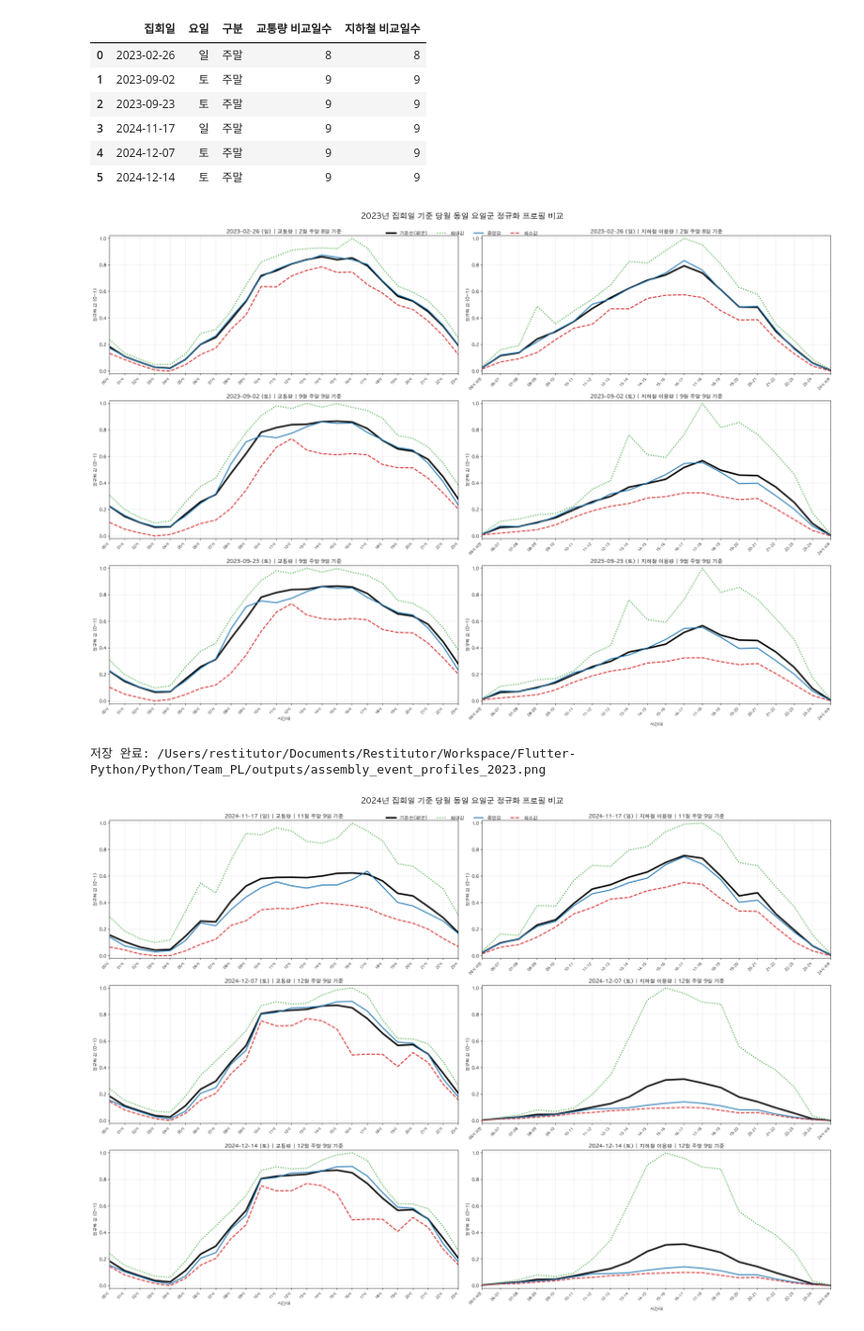
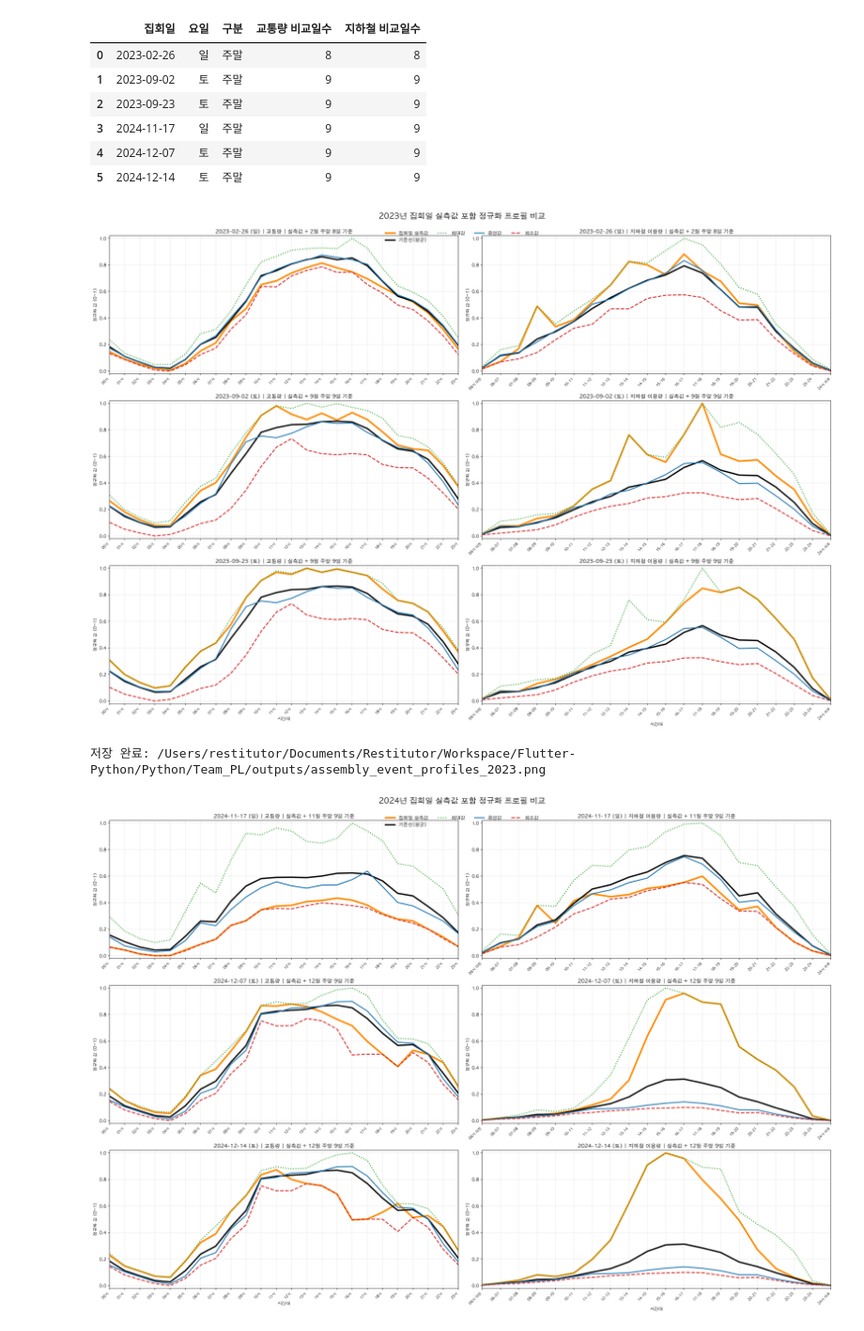
Before and after one commit to CubeMaterial/Yeouido_Parking_Note, a Jupyter notebook: Note/analystics_assembly.ipynb, the cells around one changed output. Shown at 94% size. Saved outputs shown, nothing was run; the diff lists cells and outputs as text; code cells hidden in the pictures.

```diff
--- a/Note/analystics_assembly.ipynb
+++ b/Note/analystics_assembly.ipynb
@@ -135,13 +135,20 @@ def normalize_panel_stats(stats_df):
     return (numeric_stats_df - min_value) / (max_value - min_value)
 
 
-def build_monthly_stats(daily_df, hour_cols):
-    stat_order = ['기준선(평균)', '최대값', '중앙값', '최소값']
+def build_monthly_stats(daily_df, hour_cols, event_date):
+    stat_order = ['집회일 실측값', '기준선(평균)', '최대값', '중앙값', '최소값']
     if daily_df.empty:
         empty_df = pd.DataFrame(index=stat_order, columns=hour_cols, dtype=float)
         return empty_df.fillna(0.0)
 
+    event_mask = daily_df['일자'].dt.normalize() == pd.Timestamp(event_date).normalize()
+    if event_mask.any():
+        event_profile = daily_df.loc[event_mask, hour_cols].iloc[0].astype(float)
+    else:
+        event_profile = pd.Series(index=hour_cols, dtype=float)
+
     stats_df = pd.DataFrame({
+        '집회일 실측값': event_profile,
         '기준선(평균)': daily_df[hour_cols].mean(),
         '최대값': daily_df[hour_cols].max(),
         '중앙값': daily_df[hour_cols].median(),
@@ -180,7 +187,8 @@ display(comparison_summary_df)
 | 5 | 2024-12-14 | 토 | 주말 | 9 | 9 |
 # %%
 style_map = {
-    '기준선(평균)': {'color': 'black', 'linewidth': 3.6, 'linestyle': '-'},
+    '집회일 실측값': {'color': '#ff8c00', 'linewidth': 3.8, 'linestyle': '-'},
+    '기준선(평균)': {'color': 'black', 'linewidth': 3.2, 'linestyle': '-'},
     '최대값': {'color': '#2ca02c', 'linewidth': 2.2, 'linestyle': ':'},
     '중앙값': {'color': '#1f77b4', 'linewidth': 2.2, 'linestyle': '-'},
     '최소값': {'color': '#d62728', 'linewidth': 2.2, 'linestyle': '--'},
@@ -212,7 +220,7 @@ def plot_event_panels(year, year_events):
         for col_idx, (metric_name, data_bundle) in enumerate(panel_specs):
             daily_df, hour_cols, tick_labels = data_bundle
             subset = daily_df[(daily_df['월'] == event.월) & (daily_df['구분'] == event.구분)].copy()
-            stats_df = build_monthly_stats(subset, hour_cols)
+            stats_df = build_monthly_stats(subset, hour_cols, event.집회일)
 
             ax = axes[row_idx, col_idx]
             for stat_name, style in style_map.items():
@@ -227,36 +235,36 @@ def plot_event_panels(year, year_events):
             if row_idx == len(year_events) - 1:
                 ax.set_xlabel('시간대', fontsize=10)
 
             ax.set_title(
-                f"{event.집회일:%Y-%m-%d} ({event.요일}) | {metric_name} | {event.월}월 {event.구분} {len(subset)}일 기준",
+                f"{event.집회일:%Y-%m-%d} ({event.요일}) | {metric_name} | 실측값 + {event.월}월 {event.구분} {len(subset)}일 기준",
                 fontsize=12,
             )
 
     fig.suptitle(
-        f'{year}년 집회일 기준 당월 동일 요일군 정규화 프로필 비교',
+        f'{year}년 집회일 실측값 포함 정규화 프로필 비교',
         fontsize=18,
         fontweight='bold',
         y=1.03,
     )
     fig.legend(
         handles=legend_handles,
         loc='upper center',
         bbox_to_anchor=(0.5, 1.002),
         ncol=4,
         frameon=False,
         fontsize=11,
     )
 
     output_path = project_root / 'outputs' / f'assembly_event_profiles_{year}.png'
     fig.savefig(output_path, dpi=180, bbox_inches='tight')
     plt.show()
     print(f'저장 완료: {output_path}')
 
 
 for year, year_events in event_dates.groupby('연도', sort=True):
     plot_event_panels(year, year_events.reset_index(drop=True))
 # %% [output]
-[figure, old version]
+[figure, new version]
 저장 완료: /Users/restitutor/Documents/Restitutor/Workspace/Flutter-Python/Python/Team_PL/outputs/assembly_event_profiles_2023.png
-[figure, old version]
+[figure, new version]
 저장 완료: /Users/restitutor/Documents/Restitutor/Workspace/Flutter-Python/Python/Team_PL/outputs/assembly_event_profiles_2024.png
```
Also changed, not shown: 2 other files.
